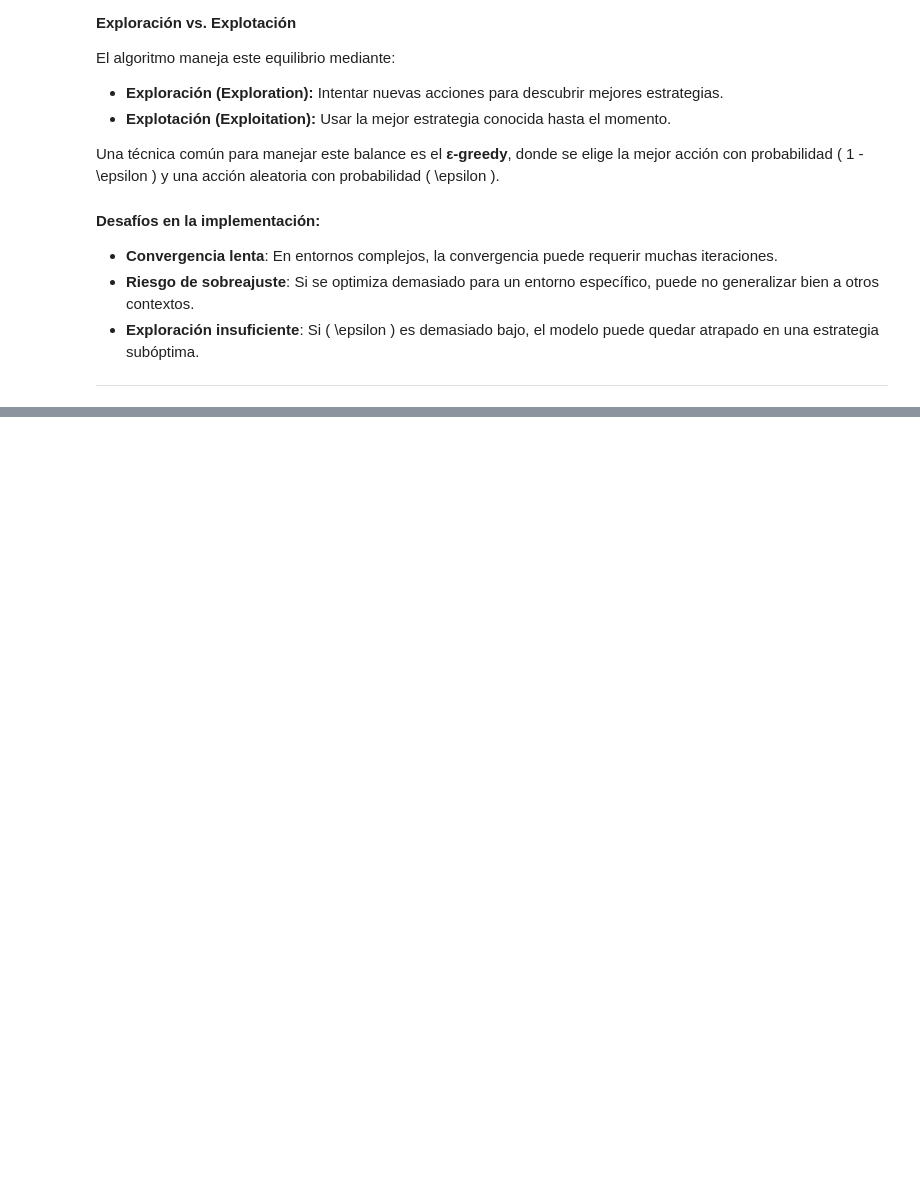
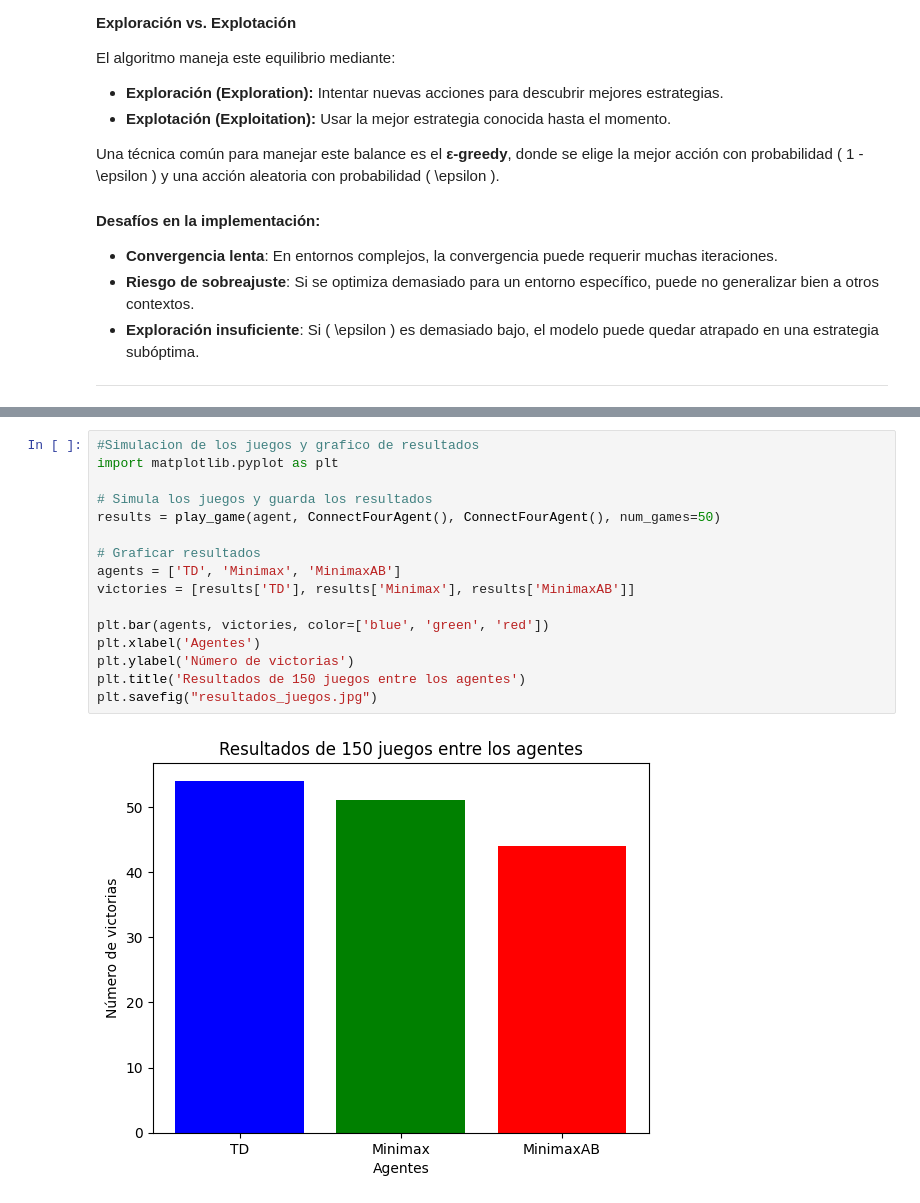
Before and after one commit to OscarEscriba/Laboratorio-7-IA-Oscar-Escrib-21474, a Jupyter notebook: Laboratorio7.ipynb, the cells around one changed output, grey strips where cells are left out. Cells and saved outputs as stored; diff of their text form; blank space fills up the shorter version.

```diff
--- a/Laboratorio7.ipynb
+++ b/Laboratorio7.ipynb
@@ -69,0 +296,18 @@ Una técnica común para manejar este balance es el **ε-greedy**, donde se elig
+# %%
+#Simulacion de los juegos y grafico de resultados
+import matplotlib.pyplot as plt
+
+# Simula los juegos y guarda los resultados
+results = play_game(agent, ConnectFourAgent(), ConnectFourAgent(), num_games=50)
+
+# Graficar resultados
+agents = ['TD', 'Minimax', 'MinimaxAB']
+victories = [results['TD'], results['Minimax'], results['MinimaxAB']]
+
+plt.bar(agents, victories, color=['blue', 'green', 'red'])
+plt.xlabel('Agentes')
+plt.ylabel('Número de victorias')
+plt.title('Resultados de 150 juegos entre los agentes')
+plt.savefig("resultados_juegos.jpg")
+# %% [output]
+[figure, added]
```
Also changed, not shown: parts of 4 cells of this notebook, 2 other files.
